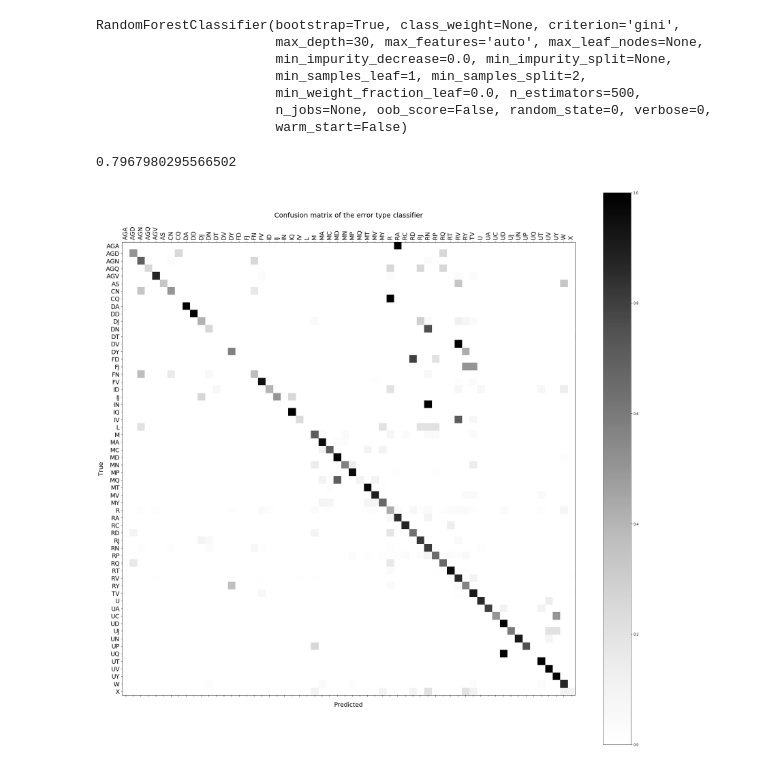
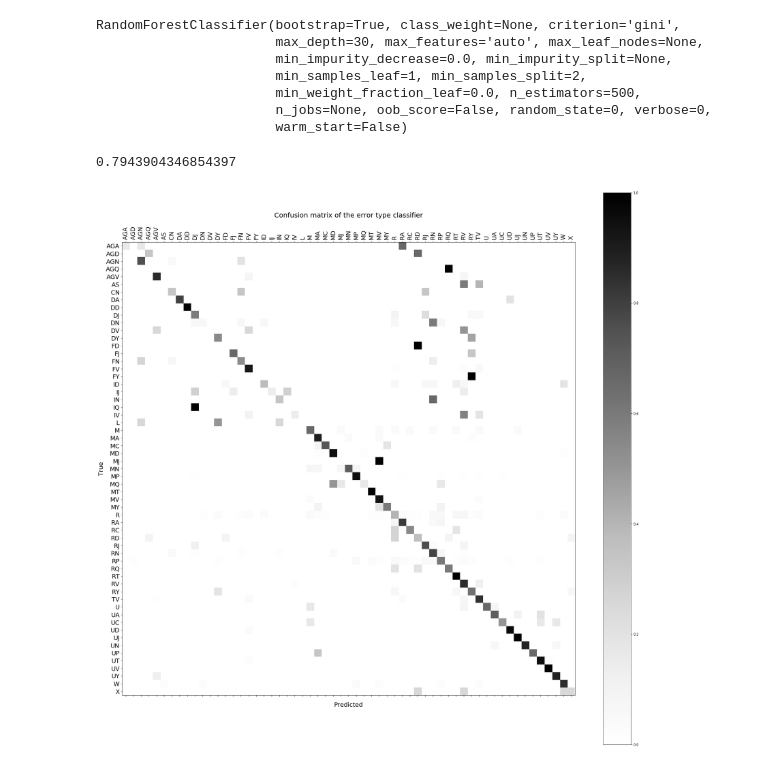
Before and after one commit to leticiawanderley/cmput664, a Jupyter notebook: Error type classification - Random Forest.ipynb, the cells around one changed output. Drawn from its saved outputs; the diff is of its cells as text; code cells hidden in the pictures.

Commit message:
Update error prediction analysis

```diff
--- a/Error type classification - Random Forest.ipynb
+++ b/Error type classification - Random Forest.ipynb
@@ -7,7 +9,6 @@ from sklearn.ensemble import RandomForestClassifier
 # %%
 df = pd.read_csv('./main_parser2.csv')
 df = df.drop(['Unnamed: 0'], axis=1)
-df = df[df.language != 'Dutch']
 df = df[df.error_type != 'S']
 df = df[df.error_type != 'SA']
 df = df[df.error_type != 'SX']
@@ -78,26 +79,25 @@ RandomForestClassifier(bootstrap=True, class_weight=None, criterion='gini',
 # %%
 clf.score(test_data, y_test)
 # %% [output]
-0.7967980295566502
+0.7943904346854397
 # %%
-f = open('errors_new.csv', 'w')
-f.write('wrong_errotype, correct_errortype, wrong_sentence, correct_sentence\n')
+f = csv.writer(open('model_errors.csv', 'w'))
+f.writerow(['wrong_errortype', 'correct_errortype', 'wrong_sentence', 'correct_sentence'])
 predictions = clf.predict(test_data)
 lines = x_test['incorrect_sentence'].tolist()
 error_positions = x_test['incorrect_error_index'].tolist()
 correct_sentences = x_test['correct_sentence'].tolist()
 values = list(y_test)
-real_y = []
-predicted_y = []
+real_y_spanish = []
+predicted_y_spanish = []
 for i in range(len(predictions)):
     if x_test['language'].values[i] == 2:
-        real_y.append(values[i])
-        predicted_y.append(predictions[i])
+        real_y_spanish.append(values[i])
+        predicted_y_spanish.append(predictions[i])
     if predictions[i] != values[i]:
         init = max(error_positions[i] - 3, 0)
         end = min(error_positions[i] + 3, len(lines[i].split()))
-        f.write(predictions[i] + ',' + values[i] + ',' + lines[i] + ',' + correct_sentences[i] + '\n')
-f.close()
-predicted_y = np.reshape(predicted_y, len(predicted_y))
-real_y = np.reshape(real_y, len(real_y))
+        f.writerow([predictions[i], values[i], lines[i], correct_sentences[i]])
+predicted_y_spanish = np.reshape(predicted_y_spanish, len(predicted_y_spanish))
+real_y_spanish = np.reshape(real_y_spanish, len(real_y_spanish))
 # %%
@@ -123,8 +119,8 @@ def build_matrix(y_test, predictions):
     plt.savefig('confusion_matrix.png')
 # %%
-build_matrix(real_y, predicted_y) #Spanish
+build_matrix(real_y_spanish, predicted_y_spanish) #Spanish
 # %% [output]
-[figure, old version]
+[figure, new version]
 # %%
 build_matrix(y_test, predictions)
 # %% [output]
```
Also changed, not shown: parts of 5 cells of this notebook, 2 other files.
